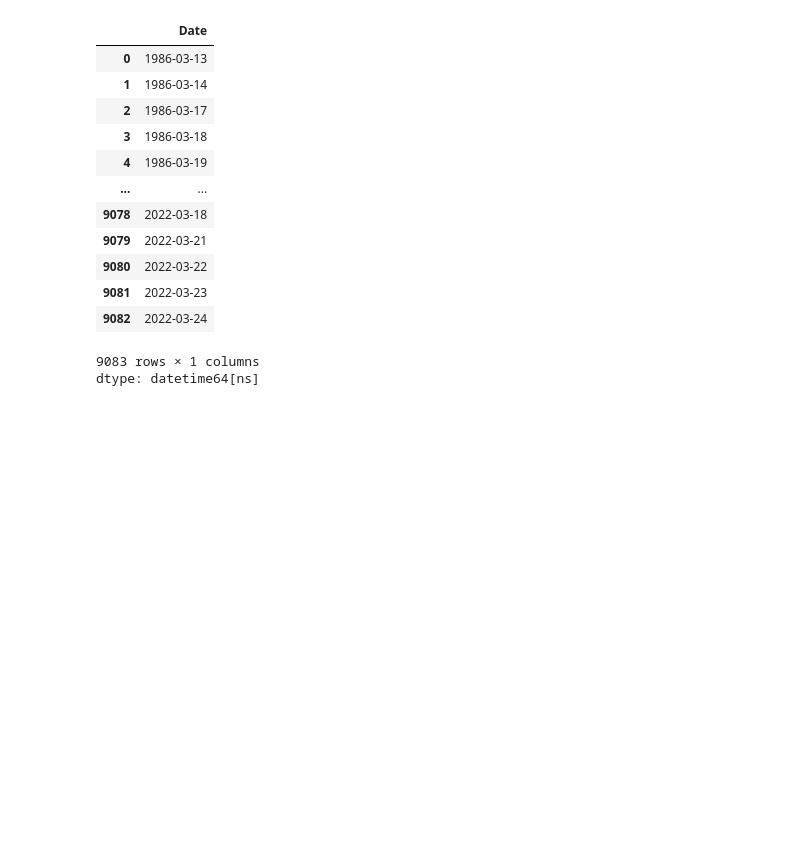
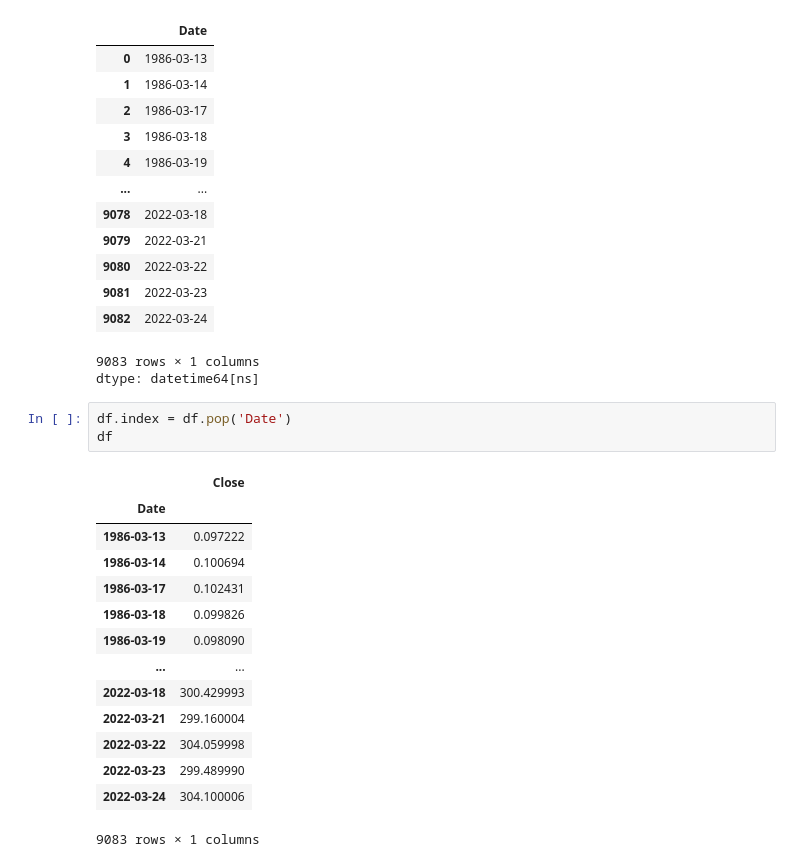
Before and after one commit to ywchanna2001/Stock-price-prediction-with-LSTM, a Jupyter notebook: Microsoftsock_forecasting_with_LSTMs.ipynb, the cells around one changed output. Cells and saved outputs as stored; diff of their text form; blank space fills up the shorter version.

```diff
--- a/Microsoftsock_forecasting_with_LSTMs.ipynb
+++ b/Microsoftsock_forecasting_with_LSTMs.ipynb
@@ -72,3 +72,21 @@ See the caveats in the documentation: https://pandas.pydata.org/pandas-docs/stab
 | 9082 | 2022-03-24 |
 9083 rows × 1 columns
 dtype: datetime64[ns]
+# %%
+df.index = df.pop('Date')
+df
+# %% [output]
+|  | Close |
+| Date |  |
+| 1986-03-13 | 0.097222 |
+| 1986-03-14 | 0.100694 |
+| 1986-03-17 | 0.102431 |
+| 1986-03-18 | 0.099826 |
+| 1986-03-19 | 0.098090 |
+| ... | ... |
+| 2022-03-18 | 300.429993 |
+| 2022-03-21 | 299.160004 |
+| 2022-03-22 | 304.059998 |
+| 2022-03-23 | 299.489990 |
+| 2022-03-24 | 304.100006 |
+9083 rows × 1 columns
```
Also changed, not shown: parts of 3 cells of this notebook.
